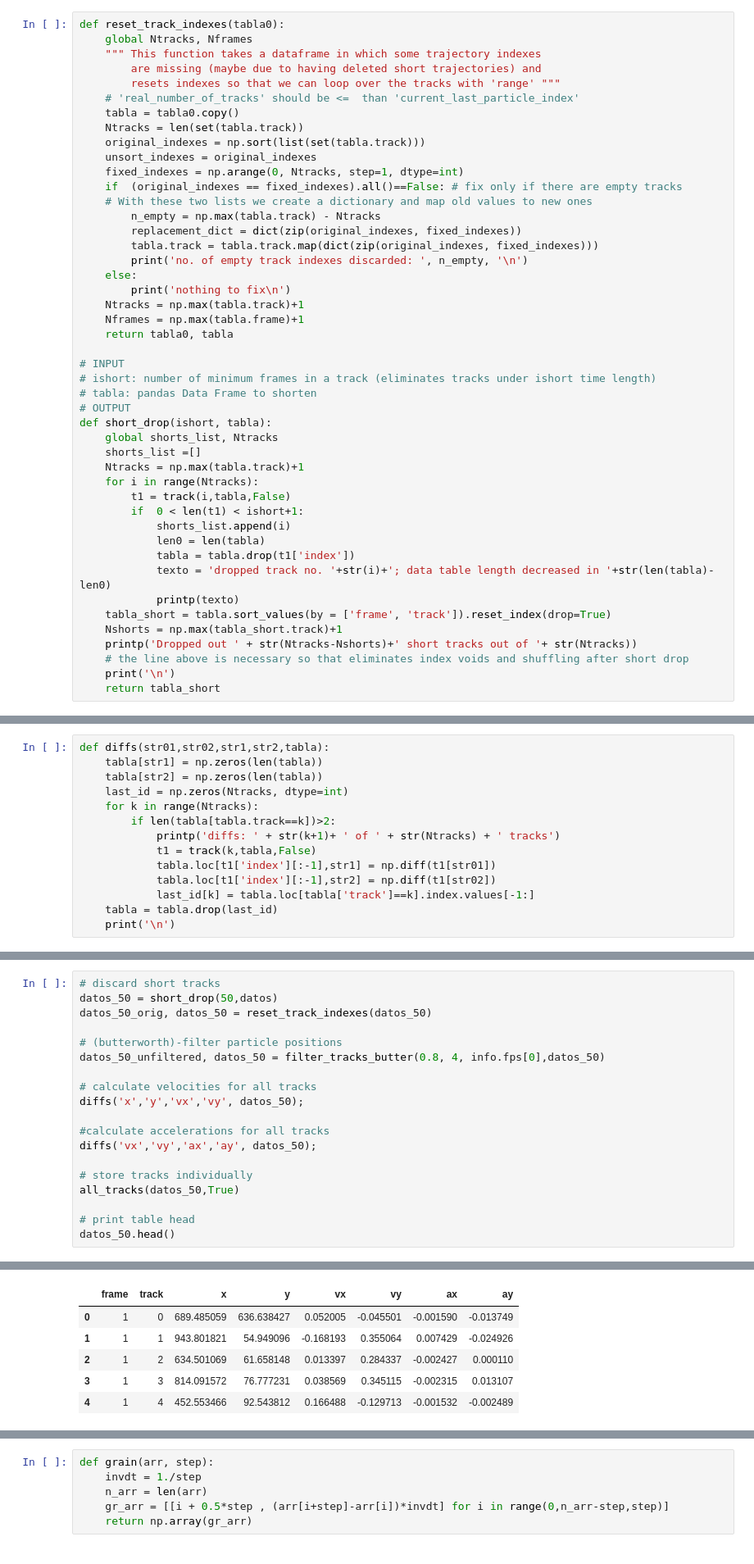
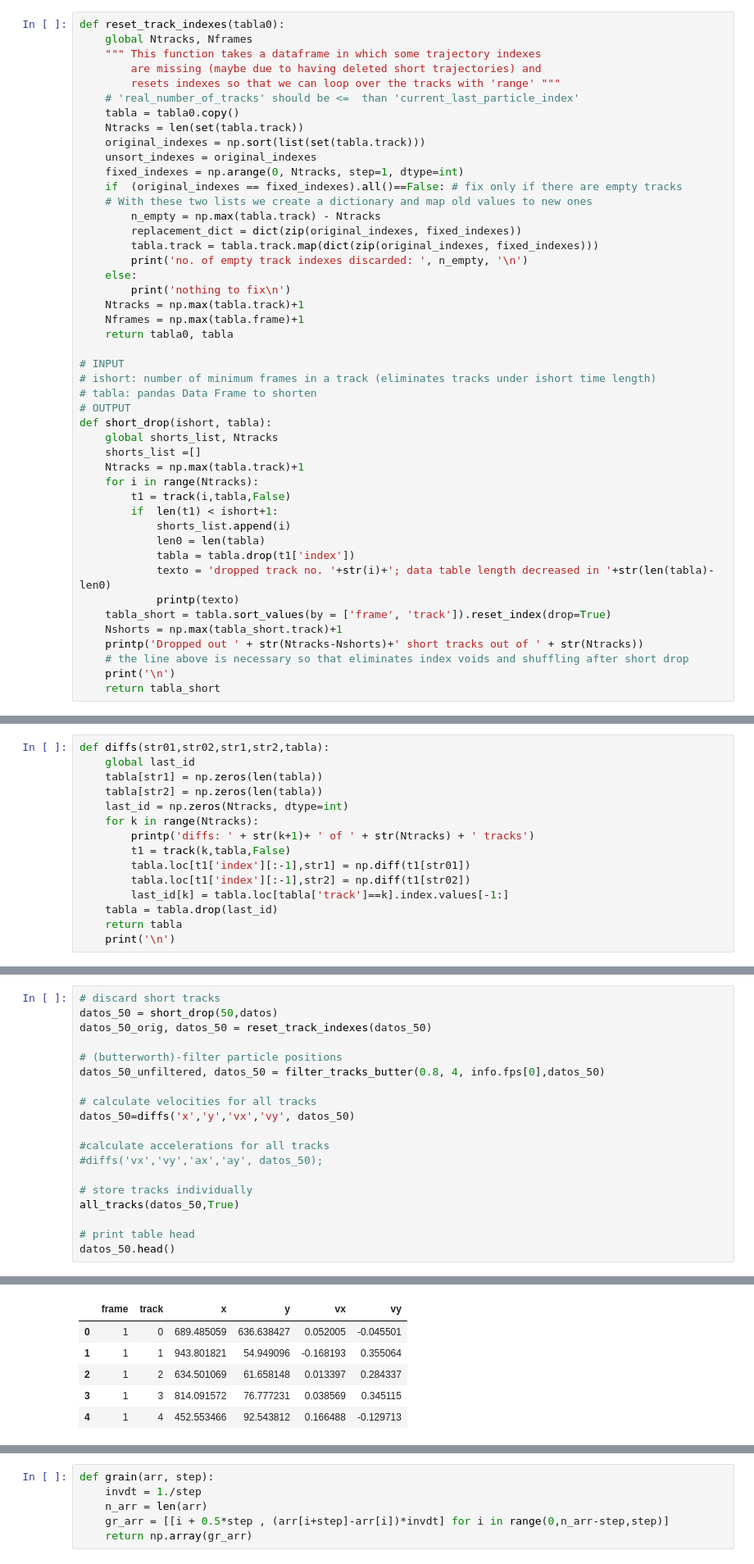
Before and after one commit to fvegar/Tracks, a Jupyter notebook: tracks_processing.ipynb, the cells around one changed output, grey strips where cells are left out. Shown at 82% size. Saved outputs shown, nothing was run; the diff lists cells and outputs as text.

Commit message:
corrected procedure for dropping empty diffs cells

```diff
--- a/tracks_processing.ipynb
+++ b/tracks_processing.ipynb
@@ -180,7 +180,7 @@ def short_drop(ishort, tabla):
     Ntracks = np.max(tabla.track)+1
     for i in range(Ntracks):
         t1 = track(i,tabla,False)
-        if  0 < len(t1) < ishort+1:
+        if  len(t1) < ishort+1:
             shorts_list.append(i)
             len0 = len(tabla)
             tabla = tabla.drop(t1['index'])
@@ -188,7 +188,7 @@ def short_drop(ishort, tabla):
             printp(texto)
     tabla_short = tabla.sort_values(by = ['frame', 'track']).reset_index(drop=True)
     Nshorts = np.max(tabla_short.track)+1
-    printp('Dropped out ' + str(Ntracks-Nshorts)+' short tracks out of '+ str(Ntracks))
+    printp('Dropped out ' + str(Ntracks-Nshorts)+' short tracks out of ' + str(Ntracks))
     # the line above is necessary so that eliminates index voids and shuffling after short drop
     print('\n')
     return tabla_short
@@ -299,17 +299,18 @@ __vels(tabla) :__ Ouputs velocities from tracks table; by decomposing into indiv
 * Output: RETURNS _tabla_ with 2 new columns (_tabla['vx']_, _tabla['vy']_)
 # %%
 def diffs(str01,str02,str1,str2,tabla):
+    global last_id
     tabla[str1] = np.zeros(len(tabla))
     tabla[str2] = np.zeros(len(tabla))
     last_id = np.zeros(Ntracks, dtype=int)
     for k in range(Ntracks):
-        if len(tabla[tabla.track==k])>2:
-            printp('diffs: ' + str(k+1)+ ' of ' + str(Ntracks) + ' tracks')
-            t1 = track(k,tabla,False)
-            tabla.loc[t1['index'][:-1],str1] = np.diff(t1[str01])
-            tabla.loc[t1['index'][:-1],str2] = np.diff(t1[str02])
-            last_id[k] = tabla.loc[tabla['track']==k].index.values[-1:]
+        printp('diffs: ' + str(k+1)+ ' of ' + str(Ntracks) + ' tracks')
+        t1 = track(k,tabla,False)
+        tabla.loc[t1['index'][:-1],str1] = np.diff(t1[str01])
+        tabla.loc[t1['index'][:-1],str2] = np.diff(t1[str02])
+        last_id[k] = tabla.loc[tabla['track']==k].index.values[-1:]
     tabla = tabla.drop(last_id)
+    return tabla
     print('\n')
 # %% [markdown]
 ## <font color='RED'>RUN CELL 0</font>
@@ -386,10 +387,10 @@ datos_50_orig, datos_50 = reset_track_indexes(datos_50)
 datos_50_unfiltered, datos_50 = filter_tracks_butter(0.8, 4, info.fps[0],datos_50)
 
 # calculate velocities for all tracks
-diffs('x','y','vx','vy', datos_50);
+datos_50=diffs('x','y','vx','vy', datos_50)
 
 #calculate accelerations for all tracks
-diffs('vx','vy','ax','ay', datos_50);
+#diffs('vx','vy','ax','ay', datos_50);
 
 # store tracks individually
 all_tracks(datos_50,True)
@@ -407,6 +406,6 @@ diffs: 359 of 359 tracks
-|  | frame | track | x | y | vx | vy | ax | ay |
-| 0 | 1 | 0 | 689.485059 | 636.638427 | 0.052005 | -0.045501 | -0.001590 | -0.013749 |
-| 1 | 1 | 1 | 943.801821 | 54.949096 | -0.168193 | 0.355064 | 0.007429 | -0.024926 |
-| 2 | 1 | 2 | 634.501069 | 61.658148 | 0.013397 | 0.284337 | -0.002427 | 0.000110 |
-| 3 | 1 | 3 | 814.091572 | 76.777231 | 0.038569 | 0.345115 | -0.002315 | 0.013107 |
-| 4 | 1 | 4 | 452.553466 | 92.543812 | 0.166488 | -0.129713 | -0.001532 | -0.002489 |
+|  | frame | track | x | y | vx | vy |
+| 0 | 1 | 0 | 689.485059 | 636.638427 | 0.052005 | -0.045501 |
+| 1 | 1 | 1 | 943.801821 | 54.949096 | -0.168193 | 0.355064 |
+| 2 | 1 | 2 | 634.501069 | 61.658148 | 0.013397 | 0.284337 |
+| 3 | 1 | 3 | 814.091572 | 76.777231 | 0.038569 | 0.345115 |
+| 4 | 1 | 4 | 452.553466 | 92.543812 | 0.166488 | -0.129713 |
```
Also changed, not shown: parts of 3 cells of this notebook.
